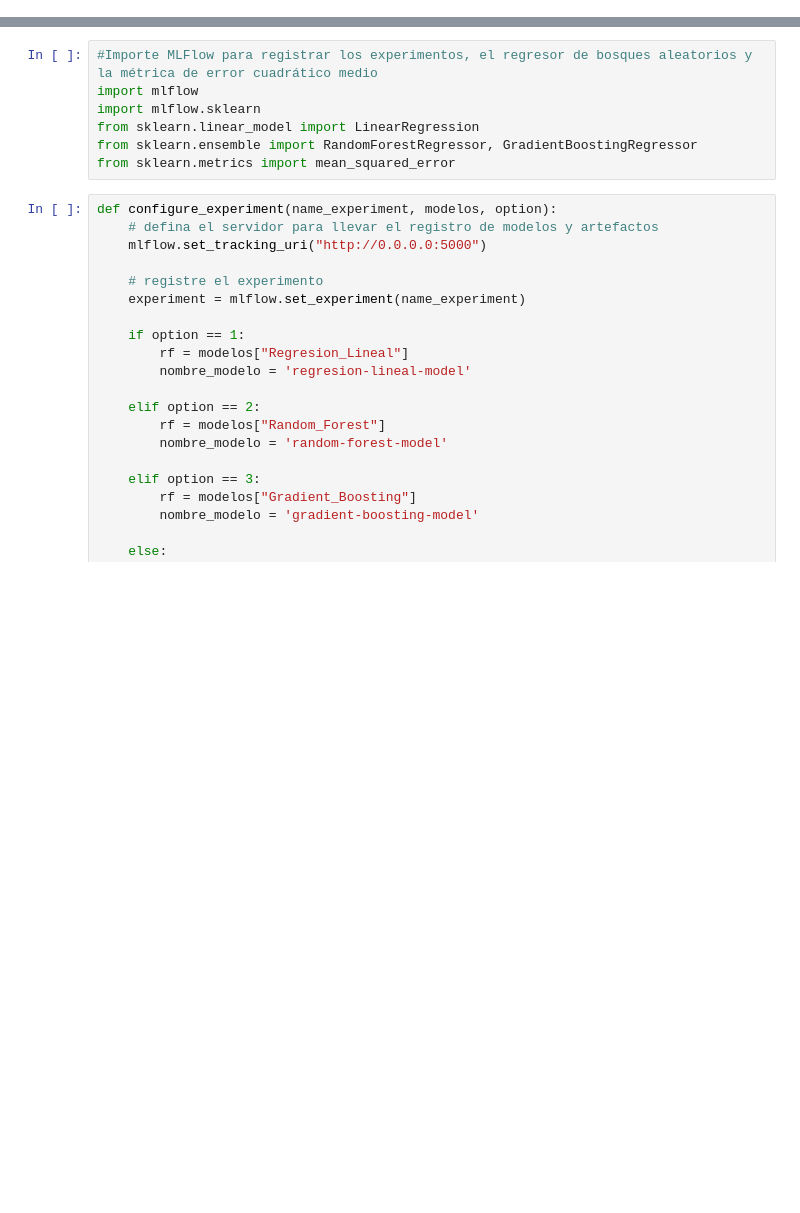
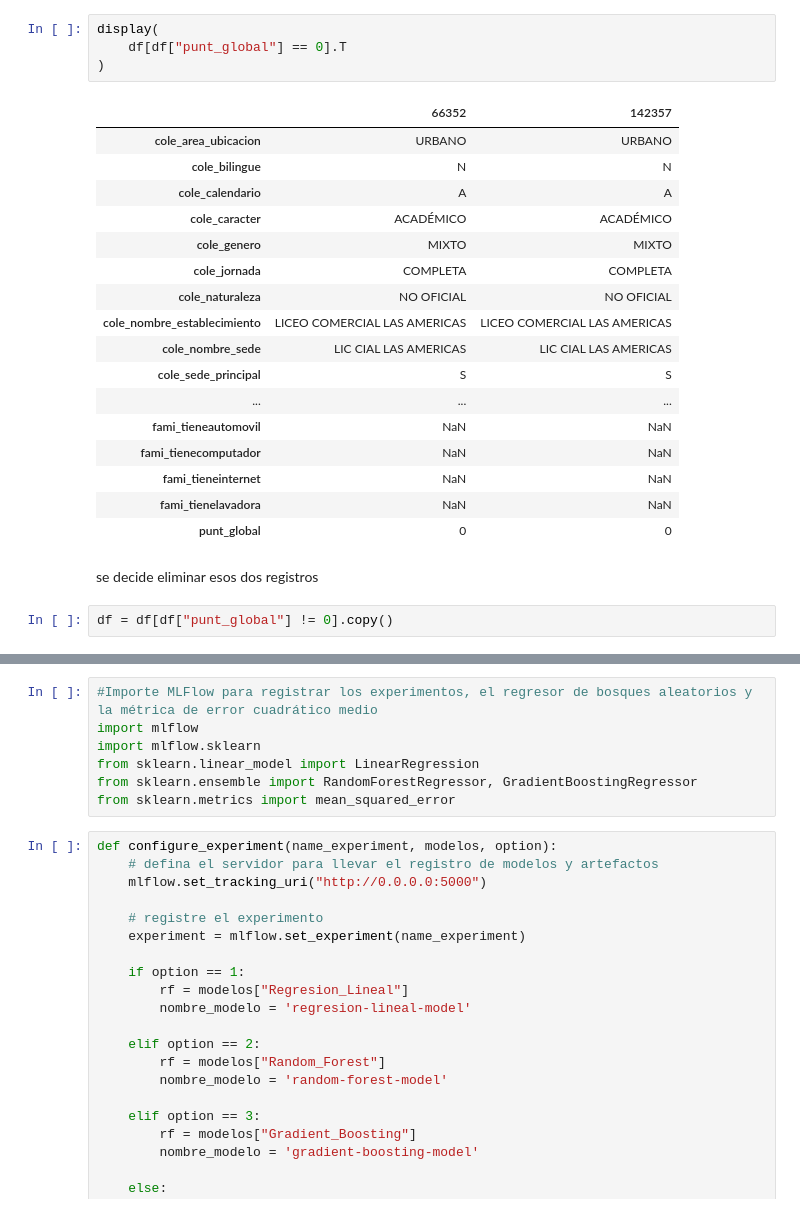
Before and after one commit to kcaicedor/despliegue_icfes, a Jupyter notebook: icfes_ml.ipynb, the cells around one changed output, grey strips where cells are left out. Drawn from its saved outputs; the diff is of its cells as text; blank space fills up the shorter version.

```diff
--- a/icfes_ml.ipynb
+++ b/icfes_ml.ipynb
@@ -44,0 +128,26 @@ X_train, X_test, y_train, y_test = train_test_split(X, y, random_state=123)
+# %%
+display(
+    df[df["punt_global"] == 0].T
+)
+# %% [output]
+|  | 66352 | 142357 |
+| cole_area_ubicacion | URBANO | URBANO |
+| cole_bilingue | N | N |
+| cole_calendario | A | A |
+| cole_caracter | ACADÉMICO | ACADÉMICO |
+| cole_genero | MIXTO | MIXTO |
+| cole_jornada | COMPLETA | COMPLETA |
+| cole_naturaleza | NO OFICIAL | NO OFICIAL |
+| cole_nombre_establecimiento | LICEO COMERCIAL LAS AMERICAS | LICEO COMERCIAL LAS AMERICAS |
+| cole_nombre_sede | LIC CIAL LAS AMERICAS | LIC CIAL LAS AMERICAS |
+| cole_sede_principal | S | S |
+| ... | ... | ... |
+| fami_tieneautomovil | NaN | NaN |
+| fami_tienecomputador | NaN | NaN |
+| fami_tieneinternet | NaN | NaN |
+| fami_tienelavadora | NaN | NaN |
+| punt_global | 0 | 0 |
+# %% [markdown]
+se decide eliminar esos dos registros
+# %%
+df = df[df["punt_global"] != 0].copy()
```
Also changed, not shown: parts of 54 cells of this notebook.
